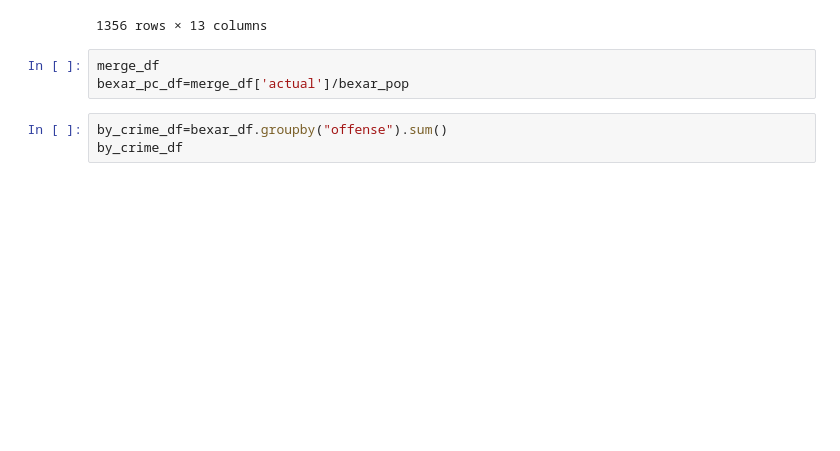
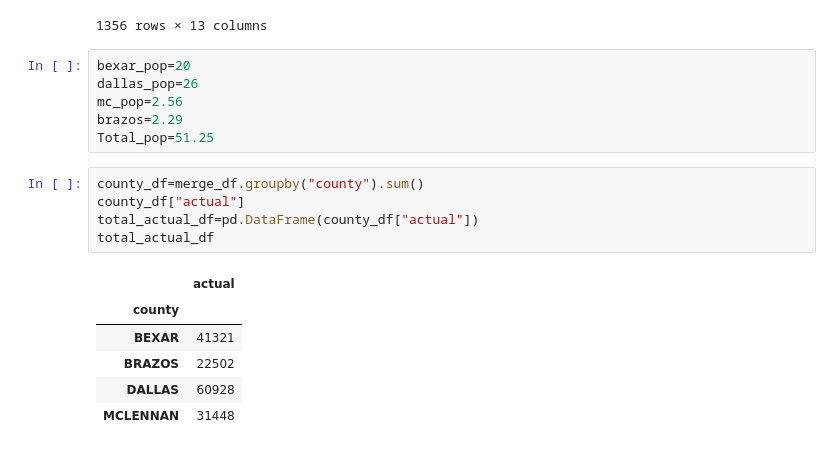
Before and after one commit to Aprieto7/Project-1, a Jupyter notebook: Crime_Data.ipynb, the cells around one changed output. Cells and saved outputs as stored; diff of their text form; blank space fills up the shorter version.

```diff
--- a/Crime_Data.ipynb
+++ b/Crime_Data.ipynb
@@ -108,9 +108,21 @@ merge_df
 | 1354 | 58 | TX1551200 | MCLENNAN | Waco Police Department | South | 31.549493 | -97.201472 | 31.549493,-97.201472 | 2019 | motor-vehicle-theft | ... |
 | 1355 | 58 | TX1551200 | MCLENNAN | Waco Police Department | South | 31.549493 | -97.201472 | 31.549493,-97.201472 | 2019 | property-crime | ... |
 1356 rows × 13 columns
-# %%
-merge_df
-bexar_pc_df=merge_df['actual']/bexar_pop
-# %%
-by_crime_df=bexar_df.groupby("offense").sum()
-by_crime_df
+# %%
+bexar_pop=20
+dallas_pop=26
+mc_pop=2.56
+brazos=2.29
+Total_pop=51.25
+# %%
+county_df=merge_df.groupby("county").sum()
+county_df["actual"]
+total_actual_df=pd.DataFrame(county_df["actual"])
+total_actual_df
+# %% [output]
+|  | actual |
+| county |  |
+| BEXAR | 41321 |
+| BRAZOS | 22502 |
+| DALLAS | 60928 |
+| MCLENNAN | 31448 |
```
Also changed, not shown: parts of 3 cells of this notebook.
